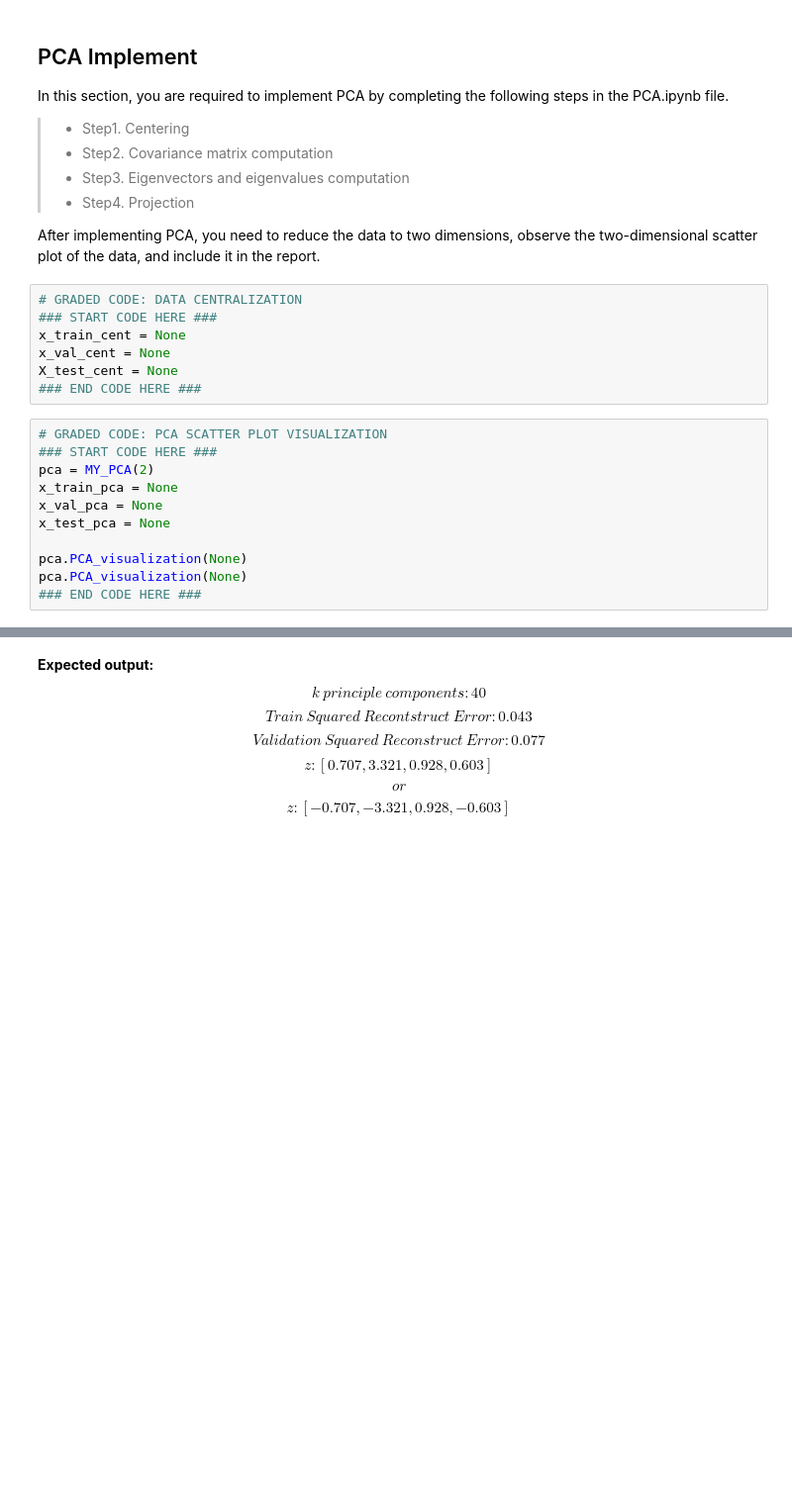
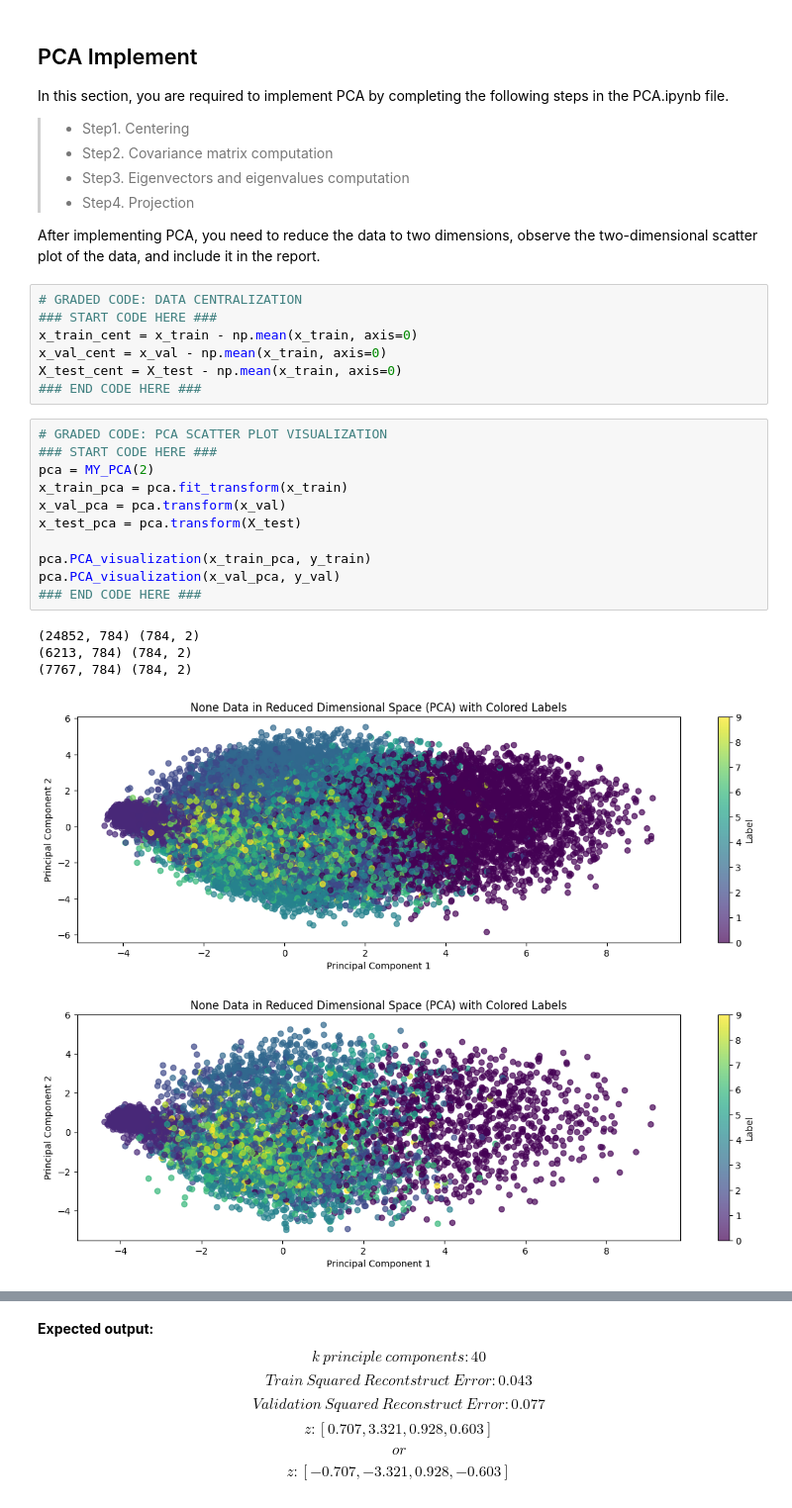
Before and after one commit to a20082307/ML_HW, a Jupyter notebook: HW4/HW4/HW4.ipynb, the cells around one changed output, grey strips where cells are left out. Shown at 99% size. Drawn from its saved outputs; the diff is of its cells as text; blank space fills up the shorter version.

```diff
--- a/HW4/HW4/HW4.ipynb
+++ b/HW4/HW4/HW4.ipynb
@@ -77,20 +91,26 @@ After implementing PCA, you need to reduce the data to two dimensions, observe t
 # %%
 # GRADED CODE: DATA CENTRALIZATION
 ### START CODE HERE ###
-x_train_cent = None
-x_val_cent = None
-X_test_cent = None
+x_train_cent = x_train - np.mean(x_train, axis=0)
+x_val_cent = x_val - np.mean(x_train, axis=0)
+X_test_cent = X_test - np.mean(x_train, axis=0)
 ### END CODE HERE ###
 # %%
 # GRADED CODE: PCA SCATTER PLOT VISUALIZATION
 ### START CODE HERE ###
 pca = MY_PCA(2)
-x_train_pca = None
-x_val_pca = None
-x_test_pca = None
+x_train_pca = pca.fit_transform(x_train)
+x_val_pca = pca.transform(x_val)
+x_test_pca = pca.transform(X_test)
 
-pca.PCA_visualization(None)
-pca.PCA_visualization(None)
+pca.PCA_visualization(x_train_pca, y_train)
+pca.PCA_visualization(x_val_pca, y_val)
 ### END CODE HERE ###
+# %% [output]
+(24852, 784) (784, 2)
+(6213, 784) (784, 2)
+(7767, 784) (784, 2)
+[figure, added]
+[figure, added]
 # %%
 basic_cov = pca.covariance_matrix
```
Also changed, not shown: parts of 13 cells of this notebook, 4 other files.
